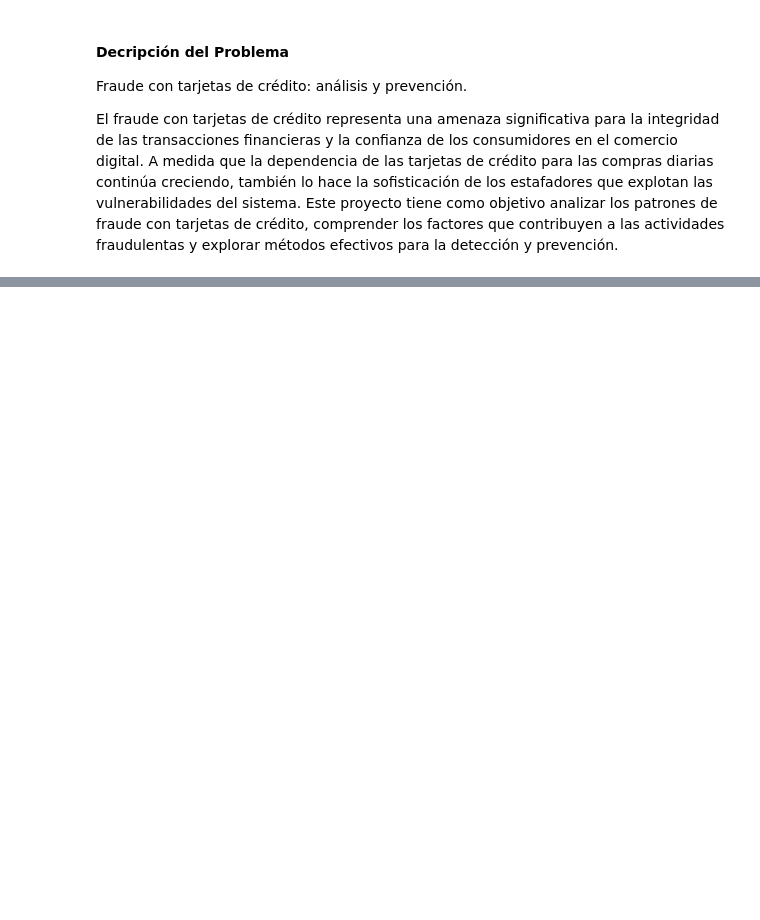
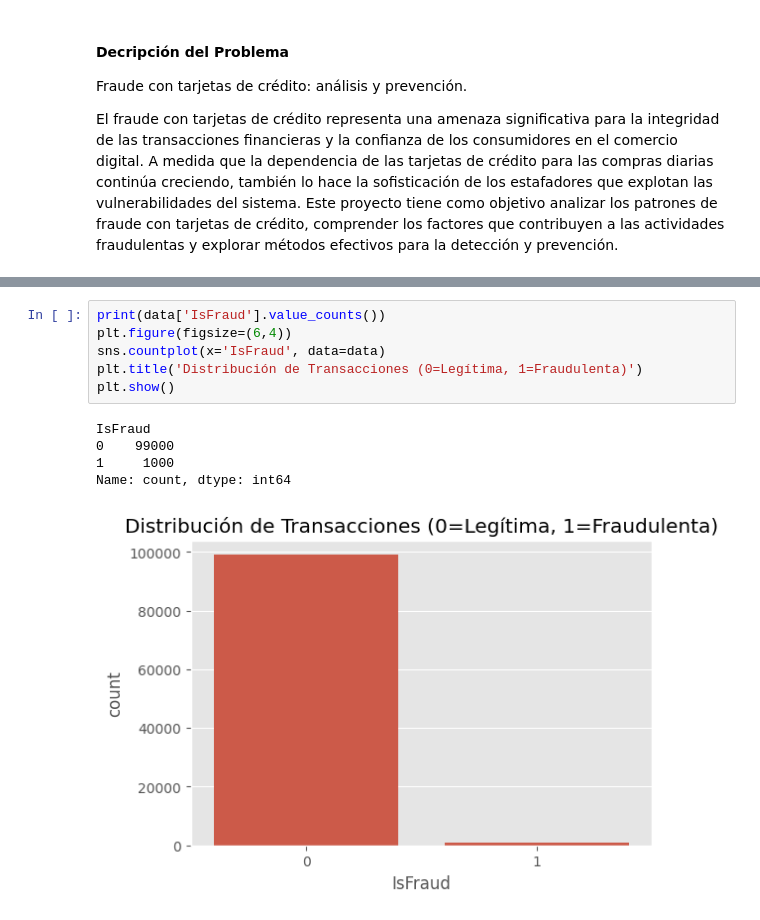
Before and after one commit to angemaria25/credit-card-fraud-detection, a Jupyter notebook: main.ipynb, the cells around one changed output, grey strips where cells are left out. Drawn from its saved outputs; the diff is of its cells as text; blank space fills up the shorter version.

```diff
--- a/main.ipynb
+++ b/main.ipynb
@@ -30,0 +86,12 @@ data.head()
+# %%
+print(data['IsFraud'].value_counts())
+plt.figure(figsize=(6,4))
+sns.countplot(x='IsFraud', data=data)
+plt.title('Distribución de Transacciones (0=Legítima, 1=Fraudulenta)')
+plt.show()
+# %% [output]
+IsFraud
+0    99000
+1     1000
+Name: count, dtype: int64
+[figure, added]
```
Also changed, not shown: parts of 14 cells of this notebook.
